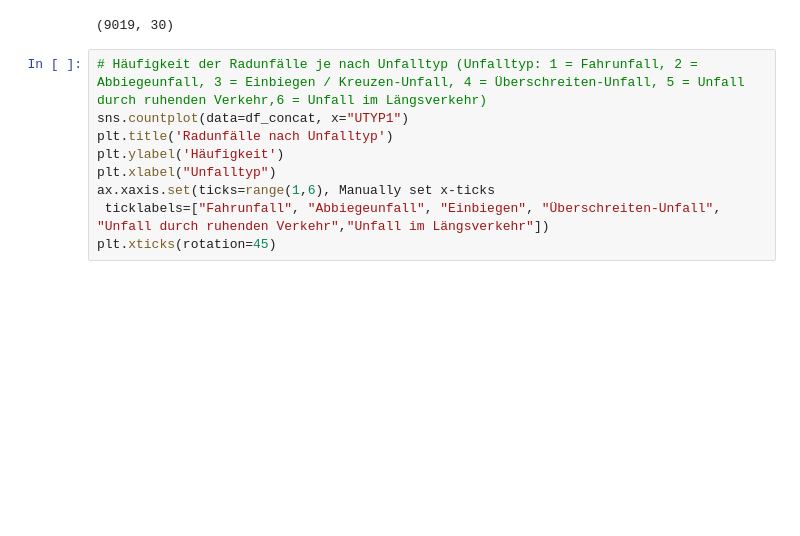
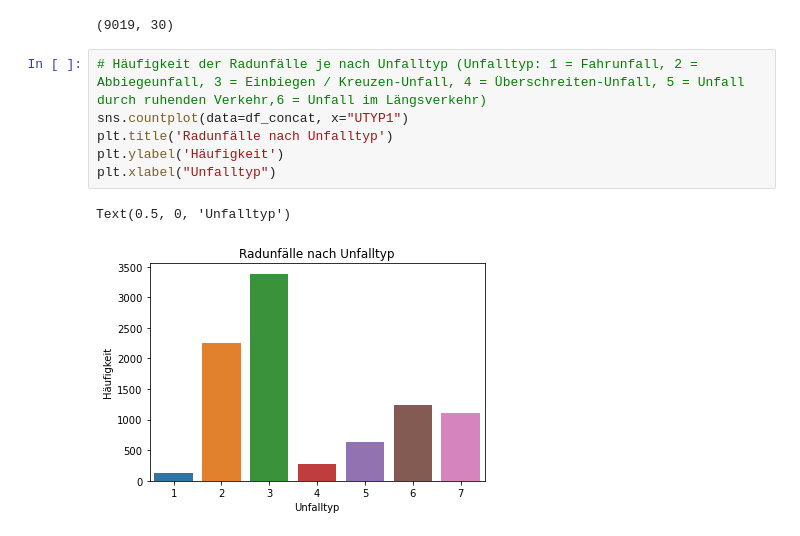
Before and after one commit to NicSch1992/TechLabsHH, a Jupyter notebook: Unfallstatistik_Hamburg.ipynb, the cells around one changed output. Drawn from its saved outputs; the diff is of its cells as text; blank space fills up the shorter version.

```diff
--- a/Unfallstatistik_Hamburg.ipynb
+++ b/Unfallstatistik_Hamburg.ipynb
@@ -307,9 +307,9 @@ df_concat.shape
 # %%
 # Häufigkeit der Radunfälle je nach Unfalltyp (Unfalltyp: 1 = Fahrunfall, 2 = Abbiegeunfall, 3 = Einbiegen / Kreuzen-Unfall, 4 = Überschreiten-Unfall, 5 = Unfall durch ruhenden Verkehr,6 = Unfall im Längsverkehr)
 sns.countplot(data=df_concat, x="UTYP1")
 plt.title('Radunfälle nach Unfalltyp')
 plt.ylabel('Häufigkeit')
 plt.xlabel("Unfalltyp")
-ax.xaxis.set(ticks=range(1,6), Manually set x-ticks
- ticklabels=["Fahrunfall", "Abbiegeunfall", "Einbiegen", "Überschreiten-Unfall", "Unfall durch ruhenden Verkehr","Unfall im Längsverkehr"])
-plt.xticks(rotation=45)
+# %% [output]
+Text(0.5, 0, 'Unfalltyp')
+[figure, added]
```
